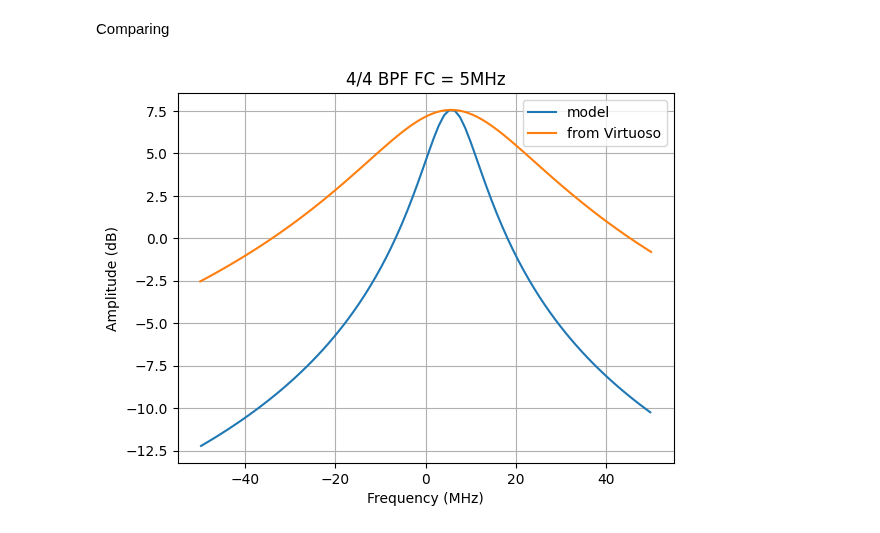
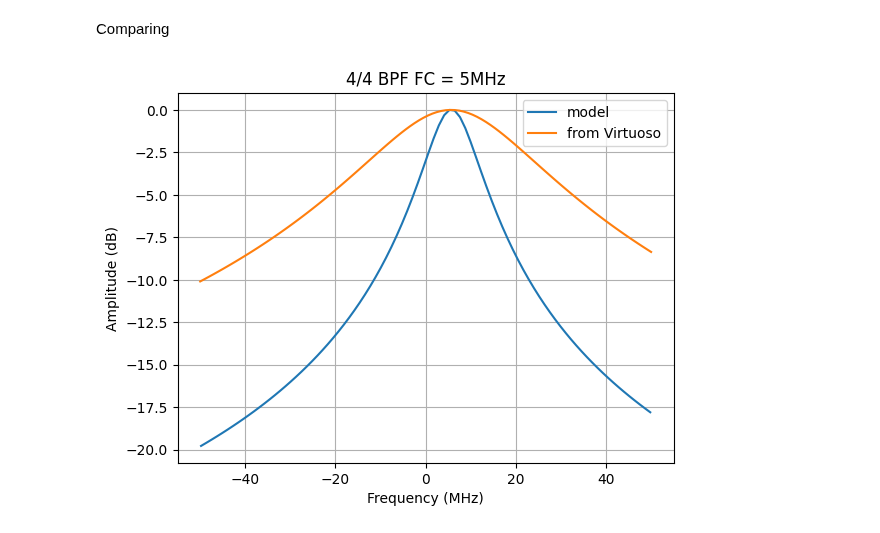
Before and after one commit to arthurmorbach/dt-filters, a Jupyter notebook: tf_comparison.ipynb, the cells around one changed output. Drawn from its saved outputs; the diff is of its cells as text; code cells hidden in the pictures.

```diff
--- a/tf_comparison.ipynb
+++ b/tf_comparison.ipynb
@@ -57,14 +57,14 @@ Comparing
 # %%
 # Plot magnitude response
 plt.figure(1)
-plt.plot(frequencies_1[mask_1]/1e6, max(dB_values) + 20 * np.log10(np.abs(H_44[mask_1])), label='model')
+plt.plot(frequencies_1[mask_1]/1e6, 20 * np.log10(np.abs(H_44[mask_1])), label='model')
 
-plt.plot(frequencies/1e6, dB_values, label='from Virtuoso')
+plt.plot(frequencies/1e6, dB_values - max(dB_values), label='from Virtuoso')
 plt.title('4/4 BPF FC = 5MHz')
 plt.xlabel('Frequency (MHz)')
 plt.ylabel('Amplitude (dB)')
 plt.grid(True)
 plt.legend()
 plt.show()
 # %% [output]
-[figure, old version]
+[figure, new version]
```
